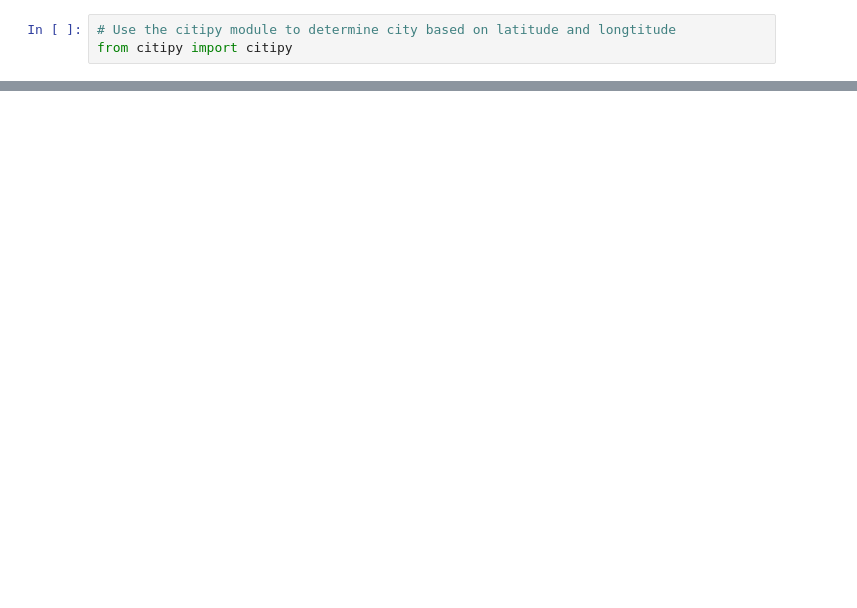
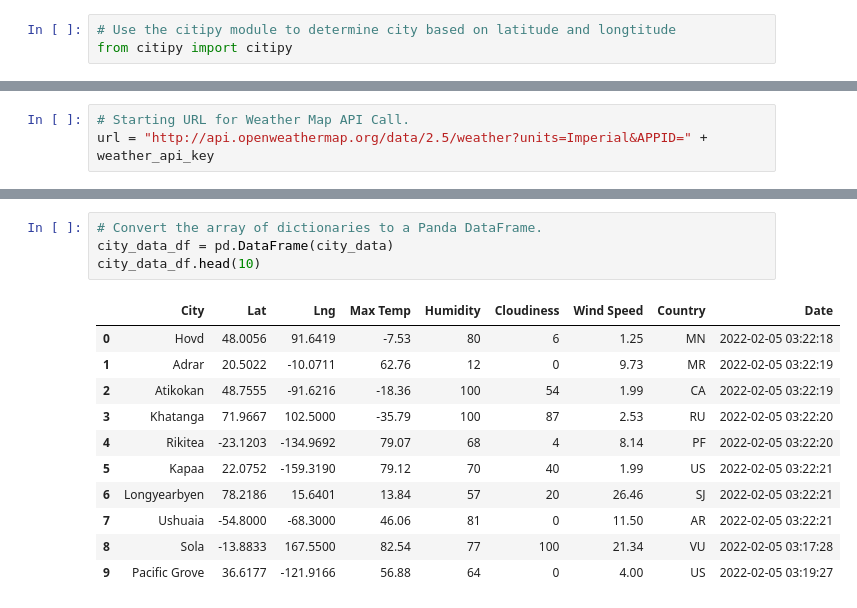
Before and after one commit to Dreski9000/world_weather_analysis, a Jupyter notebook: WeatherPy.ipynb, the cells around one changed output, grey strips where cells are left out. Drawn from its saved outputs; the diff is of its cells as text; blank space fills up the shorter version.

Commit message:
adding weatherpi file

```diff
--- a/WeatherPy.ipynb
+++ b/WeatherPy.ipynb
@@ -76,0 +87,3 @@ len(cities)
+# %%
+# Starting URL for Weather Map API Call.
+url = "http://api.openweathermap.org/data/2.5/weather?units=Imperial&APPID=" + weather_api_key
@@ -76,0 +198,16 @@ len(cities)
+# %%
+# Convert the array of dictionaries to a Panda DataFrame.
+city_data_df = pd.DataFrame(city_data)
+city_data_df.head(10)
+# %% [output]
+|  | City | Lat | Lng | Max Temp | Humidity | Cloudiness | Wind Speed | Country | Date |
+| 0 | Hovd | 48.0056 | 91.6419 | -7.53 | 80 | 6 | 1.25 | MN | 2022-02-05 03:22:18 |
+| 1 | Adrar | 20.5022 | -10.0711 | 62.76 | 12 | 0 | 9.73 | MR | 2022-02-05 03:22:19 |
+| 2 | Atikokan | 48.7555 | -91.6216 | -18.36 | 100 | 54 | 1.99 | CA | 2022-02-05 03:22:19 |
+| 3 | Khatanga | 71.9667 | 102.5000 | -35.79 | 100 | 87 | 2.53 | RU | 2022-02-05 03:22:20 |
+| 4 | Rikitea | -23.1203 | -134.9692 | 79.07 | 68 | 4 | 8.14 | PF | 2022-02-05 03:22:20 |
+| 5 | Kapaa | 22.0752 | -159.3190 | 79.12 | 70 | 40 | 1.99 | US | 2022-02-05 03:22:21 |
+| 6 | Longyearbyen | 78.2186 | 15.6401 | 13.84 | 57 | 20 | 26.46 | SJ | 2022-02-05 03:22:21 |
+| 7 | Ushuaia | -54.8000 | -68.3000 | 46.06 | 81 | 0 | 11.50 | AR | 2022-02-05 03:22:21 |
+| 8 | Sola | -13.8833 | 167.5500 | 82.54 | 77 | 100 | 21.34 | VU | 2022-02-05 03:17:28 |
+| 9 | Pacific Grove | 36.6177 | -121.9166 | 56.88 | 64 | 0 | 4.00 | US | 2022-02-05 03:19:27 |
```
Also changed, not shown: parts of 12 cells of this notebook, 4 other files.
